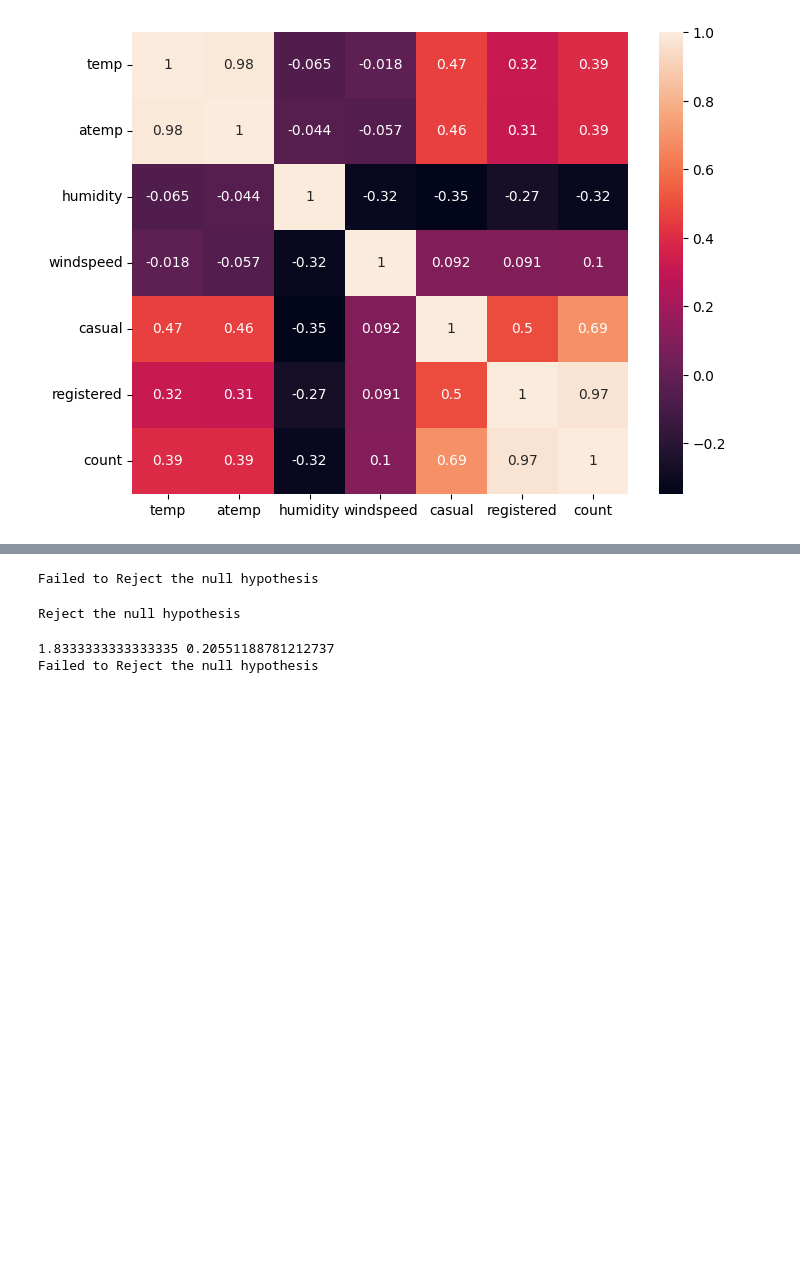
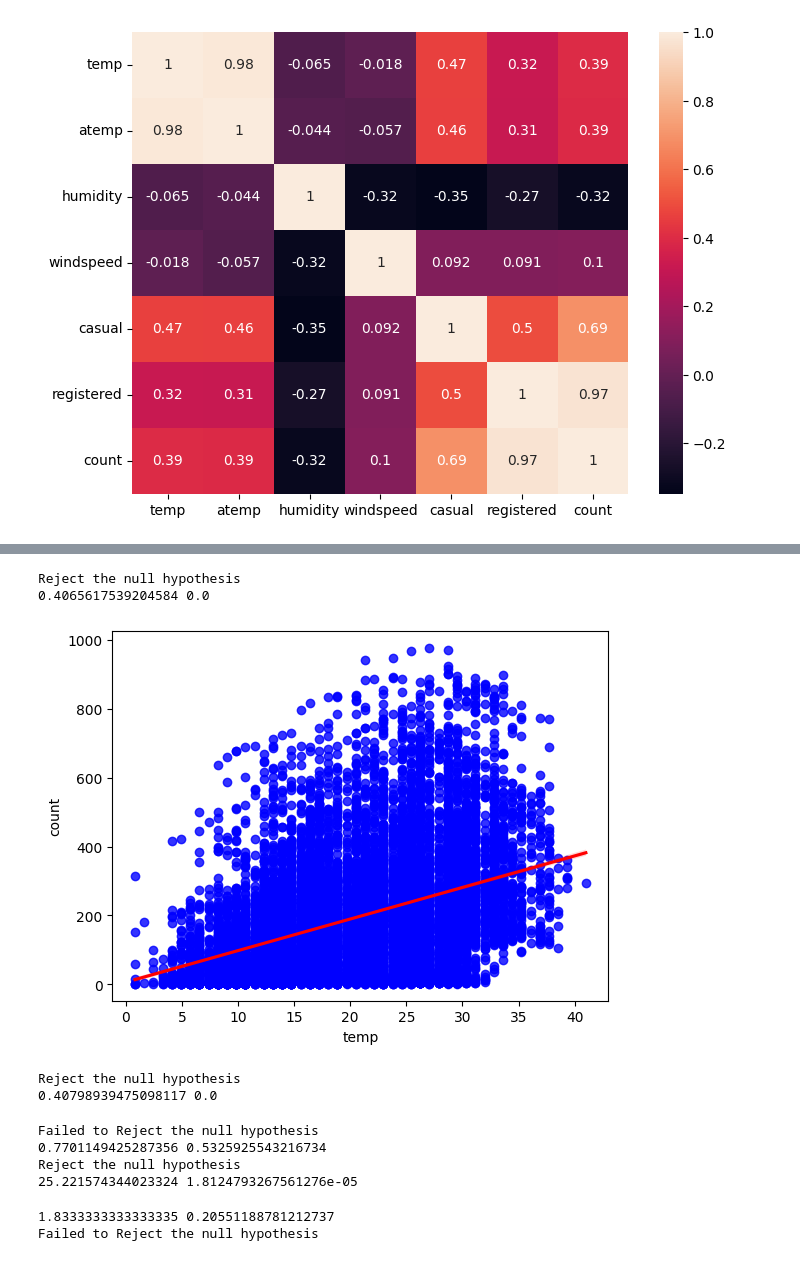
Before and after one commit to trehansalil/yulu_data_analysis, a Jupyter notebook: data_analysis.ipynb, the cells around one changed output, grey strips where cells are left out. Saved outputs shown, nothing was run; the diff lists cells and outputs as text; code cells hidden in the pictures; blank space fills up the shorter version.

```diff
--- a/data_analysis.ipynb
+++ b/data_analysis.ipynb
@@ -625,18 +709,56 @@ plt.show()
-# %%
-stat, p = stats.levene(m1, m2, m3, m4)
-null_checker(p)
-# %% [output]
-Failed to Reject the null hypothesis
+# %%
+# Null hypothesis: There is no significant correlation between the two variables.
+
+# Alternative hypothesis: There is a significant correlation between the two variables.
+
+stat, p = stats.spearmanr(df['atemp'], df['count'])
+
+null_checker(p)
+print(stat, p)
+
+# Hence, one could say that there is a significant correlation between the atemp & count as is evident from the above graph
+# %% [output]
+Reject the null hypothesis
+0.4065617539204584 0.0
+# %%
+
+sns.regplot(data=df, x='temp', y='count',
+                 scatter_kws={"color": "blue"}, line_kws={"color": "red"})
+plt.show()
+# %% [output]
+[figure, added]
+# %%
+# Null hypothesis: There is no significant correlation between the two variables.
+
+# Alternative hypothesis: There is a significant correlation between the two variables.
+
+stat, p = stats.spearmanr(df['temp'], df['count'])
+
+null_checker(p)
+print(stat, p)
+
+# Hence, one could say that there is a significant correlation between the temp & count as is evident from the above graph
+# %% [output]
+Reject the null hypothesis
+0.40798939475098117 0.0
 # %%
 m1 = [8, 9, 11, 12]
 m2 = [6,8,10,4]
 m3 = [14, 12, 18, 9]
 m4 = [20, 22, 25, 23]
 
+stat, p = stats.levene(m1, m2, m3, m4)
+null_checker(p)
+print(stat, p)
+
 stat, p = stats.f_oneway(m1, m2, m3, m4)
 null_checker(p)
+print(stat, p)
 # %% [output]
+Failed to Reject the null hypothesis
+0.7701149425287356 0.5325925543216734
 Reject the null hypothesis
+25.221574344023324 1.8124793267561276e-05
 # %%
 saurav = [300, 400, 300, 500, 0]
 
```
Also changed, not shown: parts of 29 cells of this notebook.
